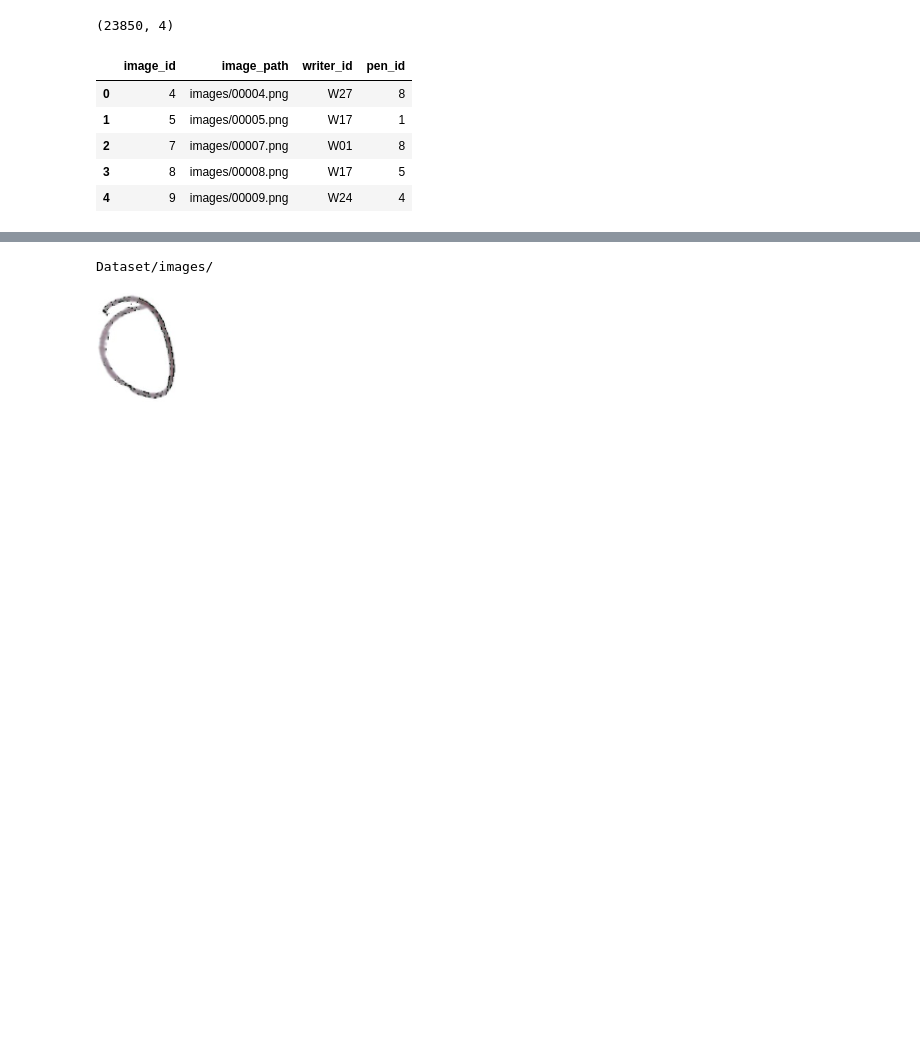
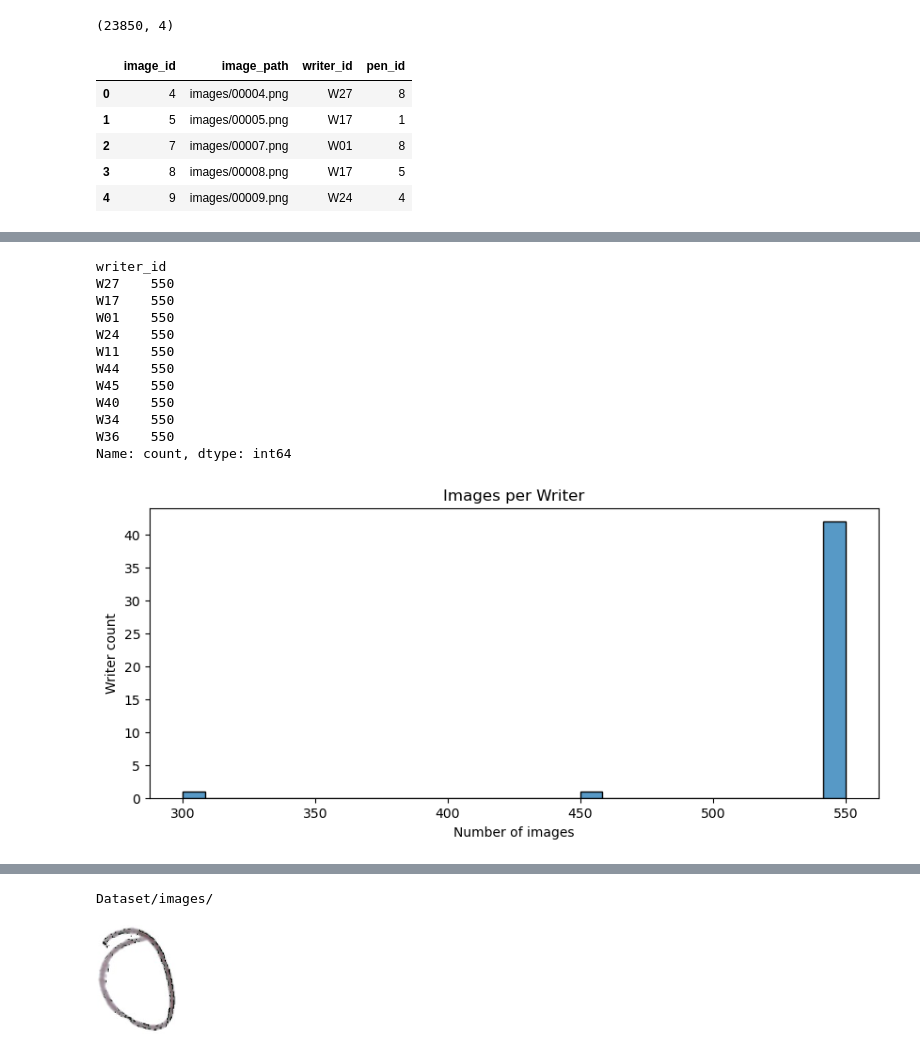
Before and after one commit to CGD16/ICDAR-2026---CircleID-Writer-Identification, a Jupyter notebook: Exploratory_Data_Analysis.ipynb, the cells around one changed output, grey strips where cells are left out. Saved outputs shown, nothing was run; the diff lists cells and outputs as text; code cells hidden in the pictures; blank space fills up the shorter version.

```diff
--- a/Exploratory_Data_Analysis.ipynb
+++ b/Exploratory_Data_Analysis.ipynb
@@ -24,0 +53,29 @@ df.head()
+# %%
+# Sind die Klassen balanced oder imbalanced?
+writer_counts = df.writer_id.value_counts()
+print(writer_counts.head(10))
+
+plt.figure(figsize=(10,4))
+sns.histplot(writer_counts, bins=30)
+plt.title("Images per Writer")
+plt.xlabel("Number of images")
+plt.ylabel("Writer count")
+plt.show()
+
+# Die Klassen sind weitgehend balanciert, da die meisten Writer etwa 550 Bilder haben
+# Wenige Writer haben weniger als 550 Bilder
+# (vermutlich ein Writer: 300; ein anderer: 450)
+# %% [output]
+writer_id
+W27    550
+W17    550
+W01    550
+W24    550
+W11    550
+W44    550
+W45    550
+W40    550
+W34    550
+W36    550
+Name: count, dtype: int64
+[figure, added]
```
Also changed, not shown: parts of 16 cells of this notebook.
